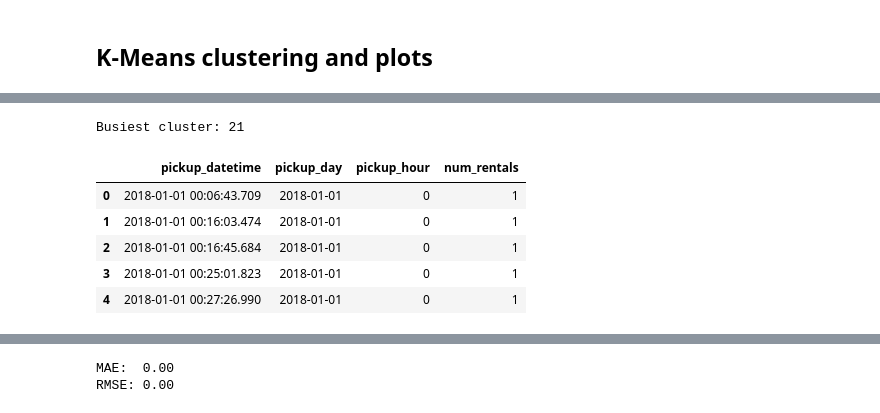
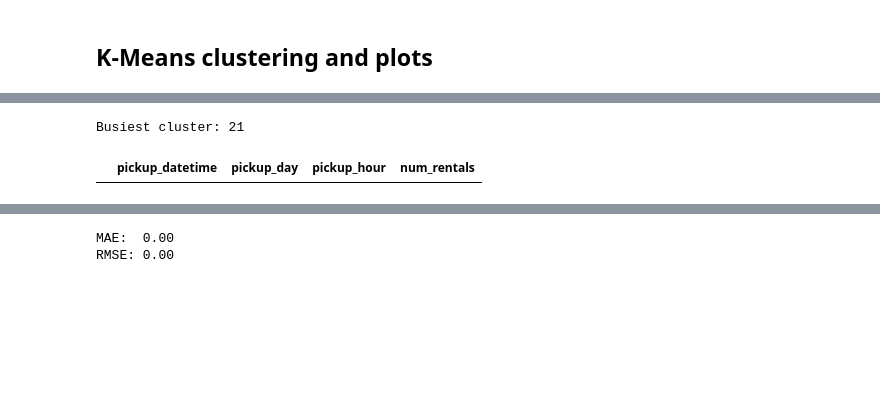
Before and after one commit to GermanButtiero/mobility, a Jupyter notebook: src/Data Analysis and Visualization 2.ipynb, the cells around one changed output, grey strips where cells are left out. Saved outputs shown, nothing was run; the diff lists cells and outputs as text; code cells hidden in the pictures; blank space fills up the shorter version.

```diff
--- a/src/Data Analysis and Visualization 2.ipynb
+++ b/src/Data Analysis and Visualization 2.ipynb
@@ -476,29 +436,0 @@ Total trips (after dropping NA clusters): 17548258
-# %%
-# --- 12. CREATE PICKUP/DROPOFF DATETIME, DAY, HOUR -------------------------
-
-data['pickup_datetime'] = pd.to_datetime(data['starttime'])
-data['pickup_day']      = data['pickup_datetime'].dt.date
-data['pickup_hour']     = data['pickup_datetime'].dt.hour
-
-data['dropoff_datetime'] = pd.to_datetime(data['stoptime'])
-data['dropoff_day']      = data['dropoff_datetime'].dt.date
-data['dropoff_hour']     = data['dropoff_datetime'].dt.hour
-# %%
-# --- 13. AVERAGE NUMBER OF RENTALS PER CLUSTER -----------------------------
-
-bikes_per_slot = (
-    data
-    .groupby(['station_cluster', 'pickup_day', 'pickup_hour'])
-    .size()
-    .reset_index(name='num_rentals')
-)
-
-avg_bikes_per_cluster = (
-    bikes_per_slot
-    .groupby('station_cluster')['num_rentals']
-    .mean()
-    .reset_index(name='avg_num_rentals')
-    .sort_values(by='avg_num_rentals', ascending=False)
-)
-
-avg_bikes_per_cluster
@@ -523,35 +467,39 @@ avg_bikes_per_cluster
 # %%
 # --- 14. FOCUS ON THE BUSIEST CLUSTER -------------------------------------
 
 busiest_cluster_id = int(avg_bikes_per_cluster.iloc[0]['station_cluster'])
 print("Busiest cluster:", busiest_cluster_id)
 
 cluster_data = data[data['station_cluster'] == busiest_cluster_id].copy()
+
+# Ensure the datetime/day/hour columns exist on cluster_data
+cluster_data['pickup_datetime'] = pd.to_datetime(cluster_data['starttime'])
+cluster_data['pickup_day'] = cluster_data['pickup_datetime'].dt.date
+cluster_data['pickup_hour'] = cluster_data['pickup_datetime'].dt.hour
+
+cluster_data['dropoff_datetime'] = pd.to_datetime(cluster_data['stoptime'])
+cluster_data['dropoff_day'] = cluster_data['dropoff_datetime'].dt.date
+cluster_data['dropoff_hour'] = cluster_data['dropoff_datetime'].dt.hour
 
 # Hourly pickups and dropoffs within that cluster
 hourly_pickups_cluster = (
     cluster_data
     .groupby(['pickup_datetime', 'pickup_day', 'pickup_hour'])['bikeid']
     .size()
     .reset_index(name='num_rentals')
 )
 
 hourly_dropoffs_cluster = (
     cluster_data
     .groupby(['dropoff_datetime', 'dropoff_day', 'dropoff_hour'])['bikeid']
     .size()
     .reset_index(name='num_rentals')
 )
 
 hourly_pickups_cluster.head()
 # %% [output]
 Busiest cluster: 21
 |  | pickup_datetime | pickup_day | pickup_hour | num_rentals |
-| 0 | 2018-01-01 00:06:43.709 | 2018-01-01 | 0 | 1 |
-| 1 | 2018-01-01 00:16:03.474 | 2018-01-01 | 0 | 1 |
-| 2 | 2018-01-01 00:16:45.684 | 2018-01-01 | 0 | 1 |
-| 3 | 2018-01-01 00:25:01.823 | 2018-01-01 | 0 | 1 |
-| 4 | 2018-01-01 00:27:26.990 | 2018-01-01 | 0 | 1 |
 # %%
 # --- 15. FILL MISSING HOURS WITH ZERO RENTALS ------------------------------
 
```
Also changed, not shown: parts of 7 cells of this notebook.
